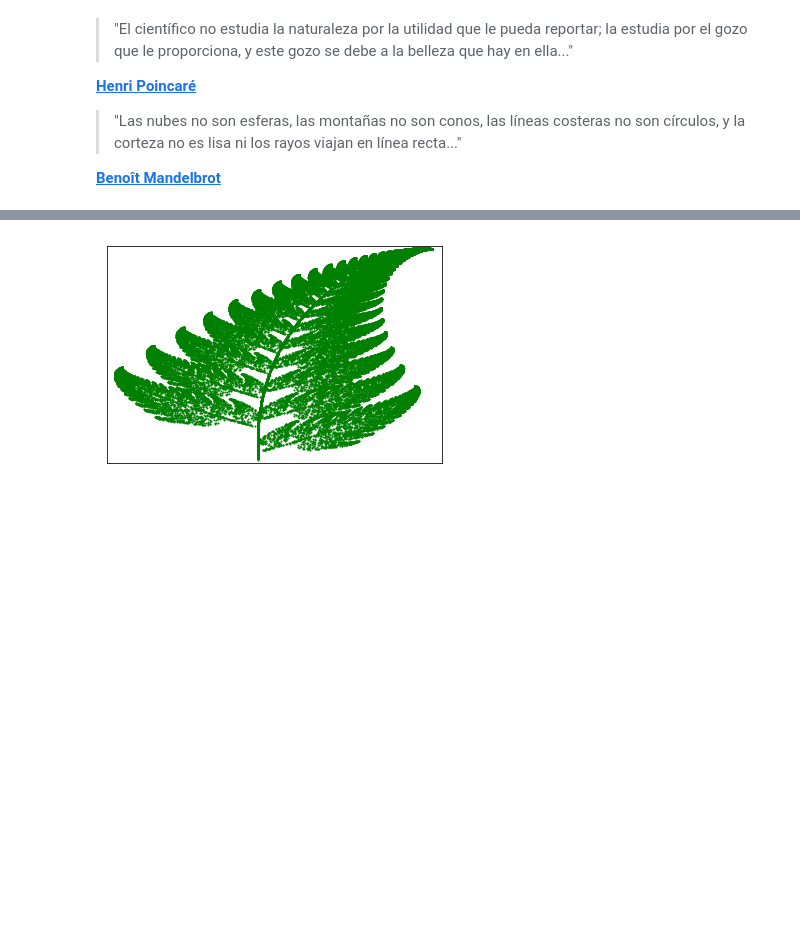
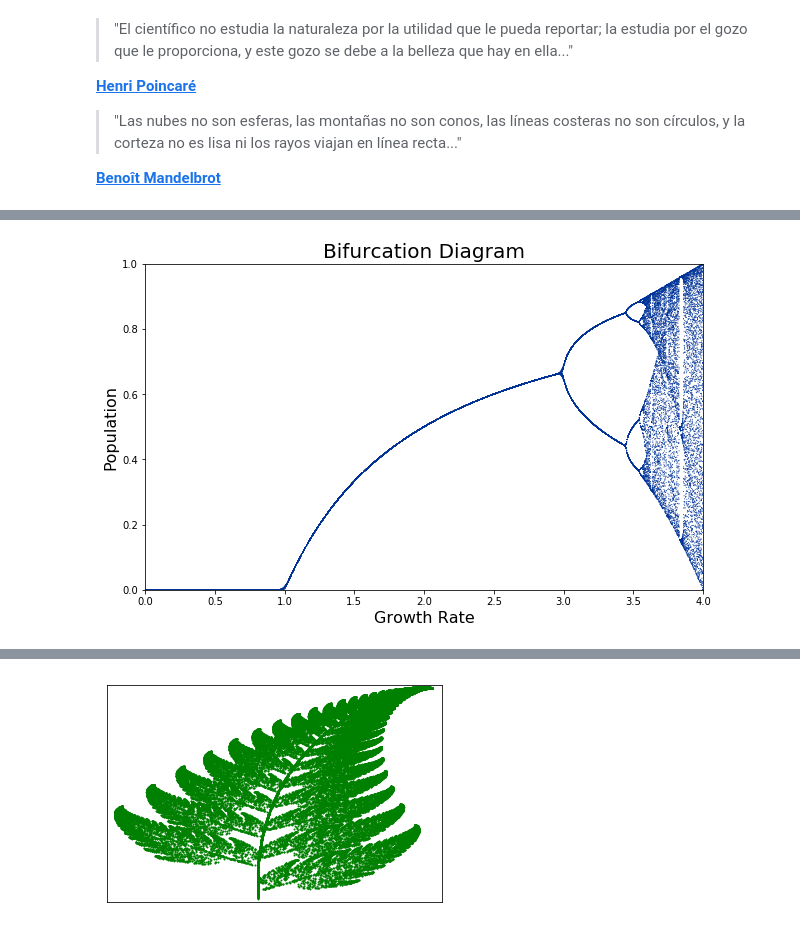
Before and after one commit to relopezbriega/blog, a Jupyter notebook: content/notebooks/pyComplexity.ipynb, the cells around one changed output, grey strips where cells are left out. Saved outputs shown, nothing was run; the diff lists cells and outputs as text; code cells hidden in the pictures; blank space fills up the shorter version.

```diff
--- a/content/notebooks/pyComplexity.ipynb
+++ b/content/notebooks/pyComplexity.ipynb
@@ -74,0 +118,8 @@ import matplotlib.pyplot as plt
+# %%
+# plot the bifurcation diagram for 200 generations, but this time throw out the first 100 rows
+# 200-100=100, so we still have 100 generations in the plot, just like in the previous cell
+# this will show us only the attractors (aka, the values that each growth rate settles on over time)
+pops = simulate(num_gens=100, rate_min=0, rate_max=4, num_rates=1000, num_discard=100)
+bifurcation_plot(pops, filename='logistic-map-bifurcation-1')
+# %% [output]
+[figure, added]
```
Also changed, not shown: parts of 11 cells of this notebook, 5 other files.
